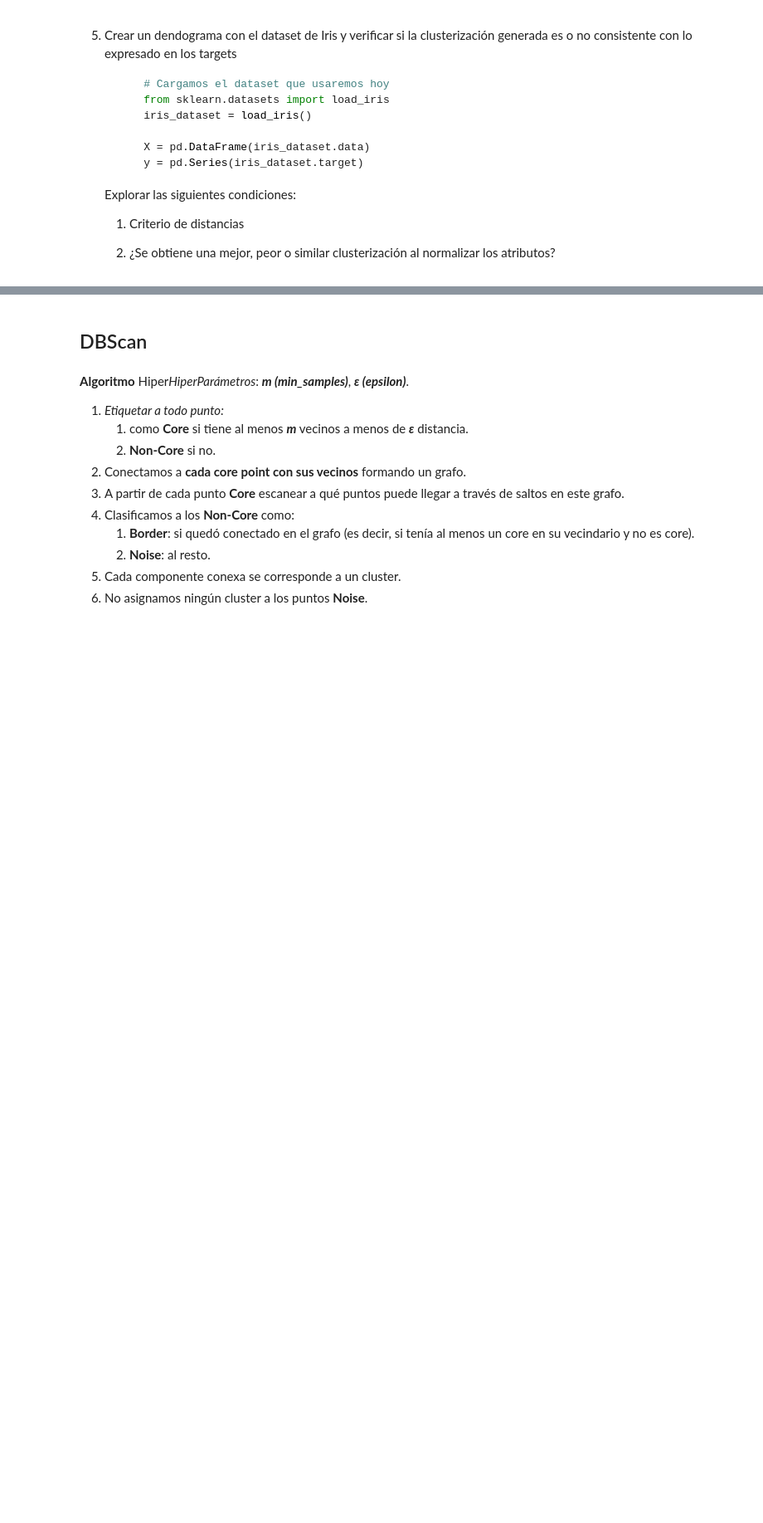
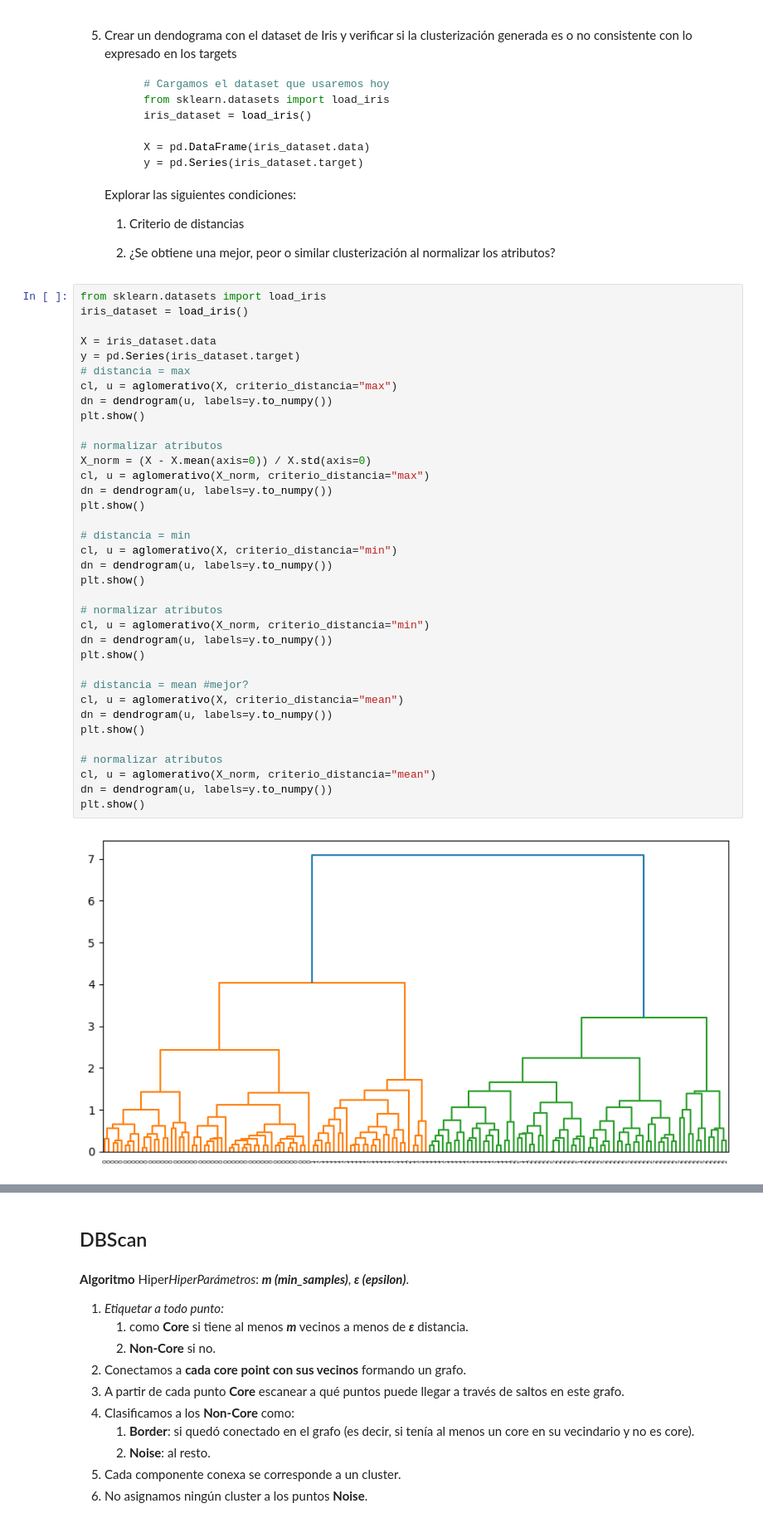
Before and after one commit to AzulBarr/Aprendizaje-Automatico, a Jupyter notebook: notebooks/notebook_07_clustering-published.ipynb, the cells around one changed output, grey strips where cells are left out. Shown: that part at 83% size. Saved outputs shown, nothing was run; the diff lists cells and outputs as text; blank space fills up the shorter version.

```diff
--- a/notebooks/notebook_07_clustering-published.ipynb
+++ b/notebooks/notebook_07_clustering-published.ipynb
@@ -334,3 +427,41 @@ def aglomerativo(datos, num_clusters=1, criterio_distancia="min"):
     1. Criterio de distancias
 
     1. ¿Se obtiene una mejor, peor o similar clusterización al normalizar los atributos?
+# %%
+from sklearn.datasets import load_iris
+iris_dataset = load_iris()
+
+X = iris_dataset.data
+y = pd.Series(iris_dataset.target)
+# distancia = max
+cl, u = aglomerativo(X, criterio_distancia="max")
+dn = dendrogram(u, labels=y.to_numpy())
+plt.show()
+
+# normalizar atributos
+X_norm = (X - X.mean(axis=0)) / X.std(axis=0)
+cl, u = aglomerativo(X_norm, criterio_distancia="max")
+dn = dendrogram(u, labels=y.to_numpy())
+plt.show()
+
+# distancia = min
+cl, u = aglomerativo(X, criterio_distancia="min")
+dn = dendrogram(u, labels=y.to_numpy())
+plt.show()
+
+# normalizar atributos
+cl, u = aglomerativo(X_norm, criterio_distancia="min")
+dn = dendrogram(u, labels=y.to_numpy())
+plt.show()
+
+# distancia = mean #mejor?
+cl, u = aglomerativo(X, criterio_distancia="mean")
+dn = dendrogram(u, labels=y.to_numpy())
+plt.show()
+
+# normalizar atributos
+cl, u = aglomerativo(X_norm, criterio_distancia="mean")
+dn = dendrogram(u, labels=y.to_numpy())
+plt.show()
+# %% [output]
+[figure, added]
```
Also changed, not shown: parts of 18 cells of this notebook.
